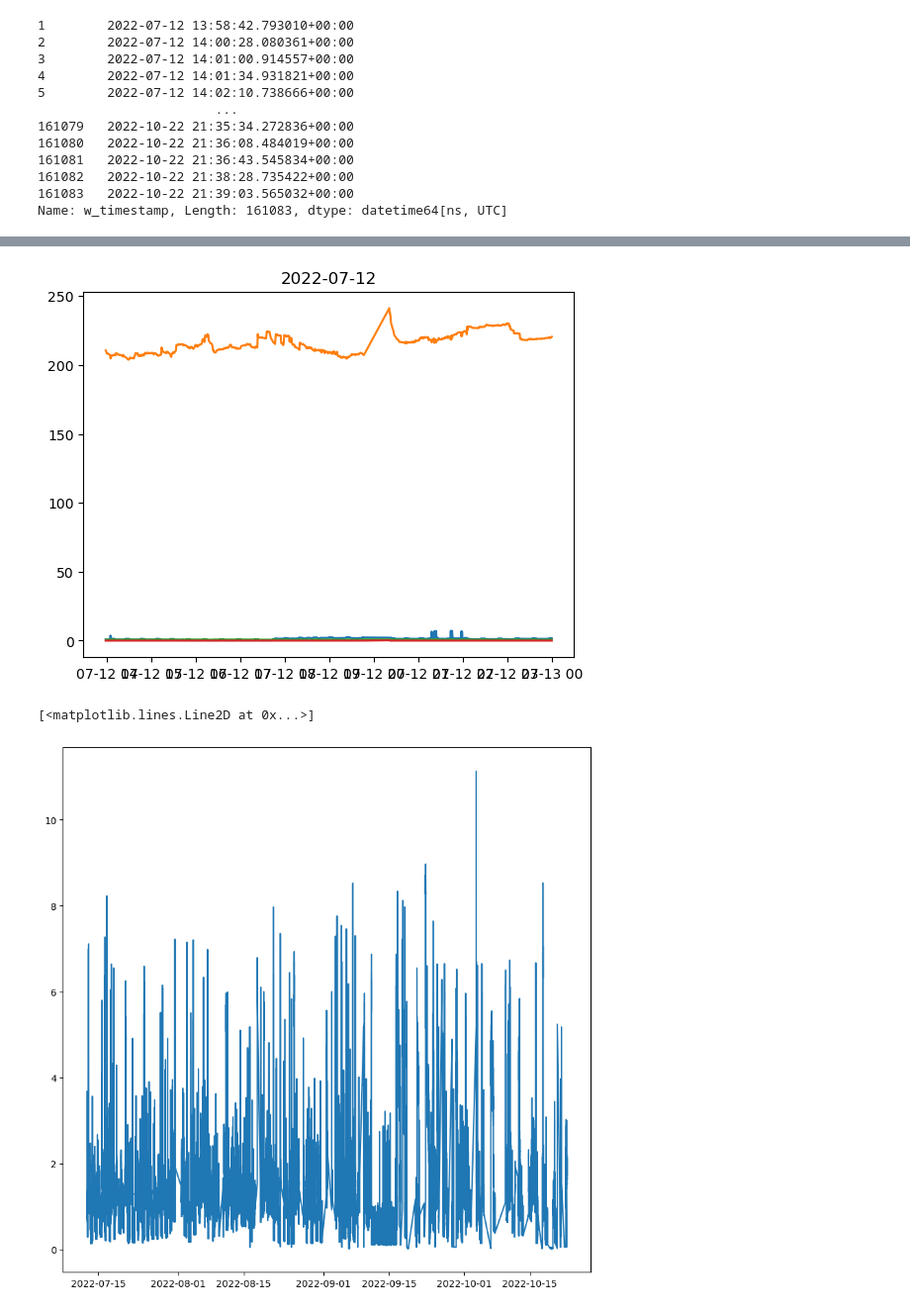
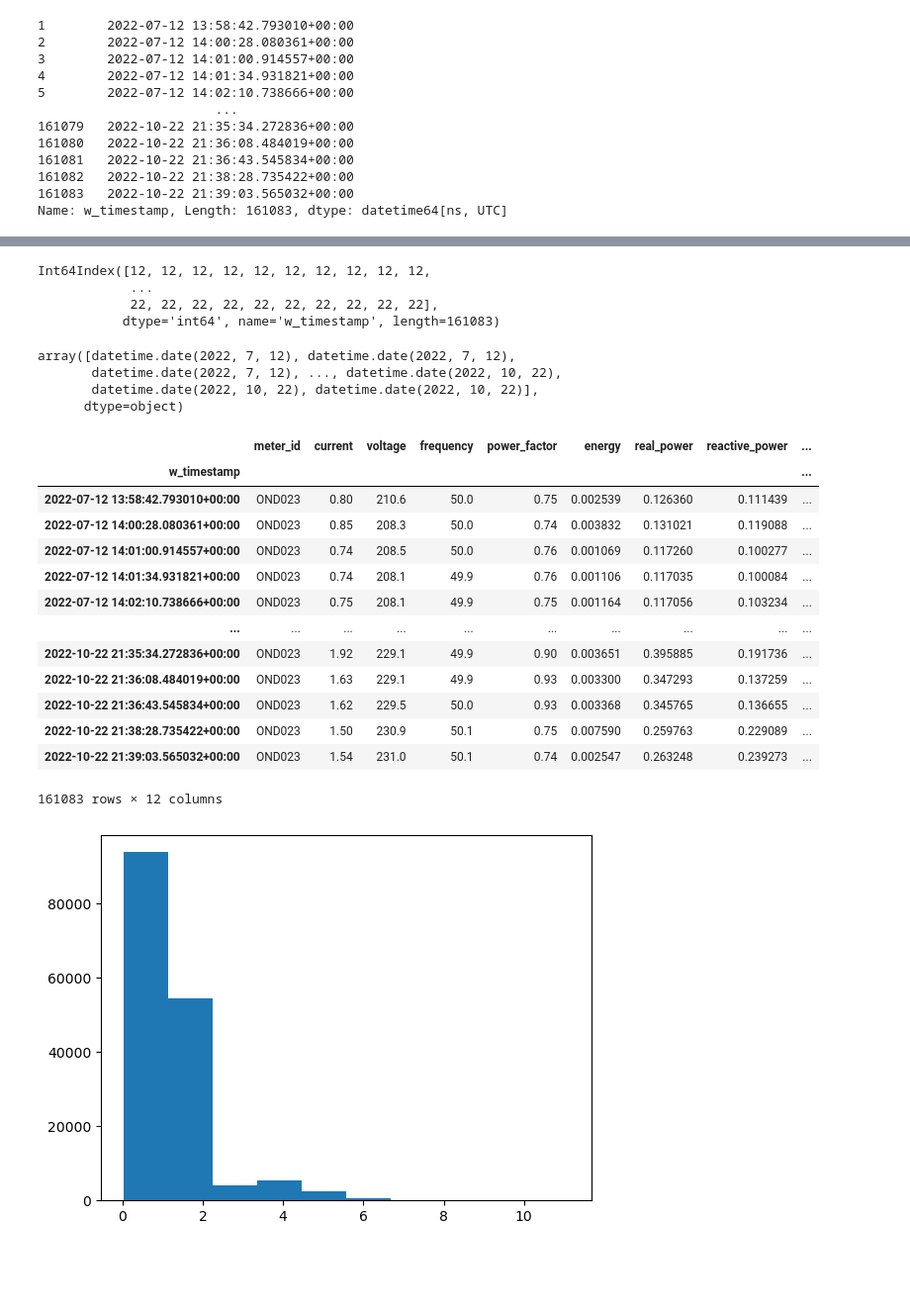
Before and after one commit to Oluwajuwon-O/project_notebooks, a Jupyter notebook: forecasting.ipynb, the cells around one changed output, grey strips where cells are left out. Shown at 99% size. Cells and saved outputs as stored; diff of their text form; code cells hidden in the pictures; blank space fills up the shorter version.

```diff
--- a/forecasting.ipynb
+++ b/forecasting.ipynb
@@ -273,15 +237,35 @@ ondo_07
-# %%
-# plt.figure(figsize=[10,10])
-plt.plot(ondo_07['current'])
-plt.plot(ondo_07['voltage'])
-plt.plot(ondo_07['power_factor'])
-plt.plot(ondo_07['energy'])
-plt.title('2022-07-12');
-# %% [output]
-[figure, removed]
+# %%
+ondo.index.day
+# %% [output]
+Int64Index([12, 12, 12, 12, 12, 12, 12, 12, 12, 12,
+            ...
+            22, 22, 22, 22, 22, 22, 22, 22, 22, 22],
+           dtype='int64', name='w_timestamp', length=161083)
+# %%
+ondo.index.date
+# %% [output]
+array([datetime.date(2022, 7, 12), datetime.date(2022, 7, 12),
+       datetime.date(2022, 7, 12), ..., datetime.date(2022, 10, 22),
+       datetime.date(2022, 10, 22), datetime.date(2022, 10, 22)],
+      dtype=object)
+# %%
+ondo
+# %% [output]
+|  | meter_id | current | voltage | frequency | power_factor | energy | real_power | reactive_power | ... |
+| w_timestamp |  |  |  |  |  |  |  |  | ... |
+| 2022-07-12 13:58:42.793010+00:00 | OND023 | 0.80 | 210.6 | 50.0 | 0.75 | 0.002539 | 0.126360 | 0.111439 | ... |
+| 2022-07-12 14:00:28.080361+00:00 | OND023 | 0.85 | 208.3 | 50.0 | 0.74 | 0.003832 | 0.131021 | 0.119088 | ... |
+| 2022-07-12 14:01:00.914557+00:00 | OND023 | 0.74 | 208.5 | 50.0 | 0.76 | 0.001069 | 0.117260 | 0.100277 | ... |
+| 2022-07-12 14:01:34.931821+00:00 | OND023 | 0.74 | 208.1 | 49.9 | 0.76 | 0.001106 | 0.117035 | 0.100084 | ... |
+| 2022-07-12 14:02:10.738666+00:00 | OND023 | 0.75 | 208.1 | 49.9 | 0.75 | 0.001164 | 0.117056 | 0.103234 | ... |
+| ... | ... | ... | ... | ... | ... | ... | ... | ... | ... |
+| 2022-10-22 21:35:34.272836+00:00 | OND023 | 1.92 | 229.1 | 49.9 | 0.90 | 0.003651 | 0.395885 | 0.191736 | ... |
+| 2022-10-22 21:36:08.484019+00:00 | OND023 | 1.63 | 229.1 | 49.9 | 0.93 | 0.003300 | 0.347293 | 0.137259 | ... |
+| 2022-10-22 21:36:43.545834+00:00 | OND023 | 1.62 | 229.5 | 50.0 | 0.93 | 0.003368 | 0.345765 | 0.136655 | ... |
+| 2022-10-22 21:38:28.735422+00:00 | OND023 | 1.50 | 230.9 | 50.1 | 0.75 | 0.007590 | 0.259763 | 0.229089 | ... |
+| 2022-10-22 21:39:03.565032+00:00 | OND023 | 1.54 | 231.0 | 50.1 | 0.74 | 0.002547 | 0.263248 | 0.239273 | ... |
+161083 rows × 12 columns
 # %%
-plt.figure(figsize=[10,10])
-plt.plot(ondo['current'])
+plt.hist(ondo['current']);
 # %% [output]
-[<matplotlib.lines.Line2D at 0x...>]
-[figure, old version]
+[figure, new version]
```
Also changed, not shown: parts of 22 cells of this notebook, 1 other file.
